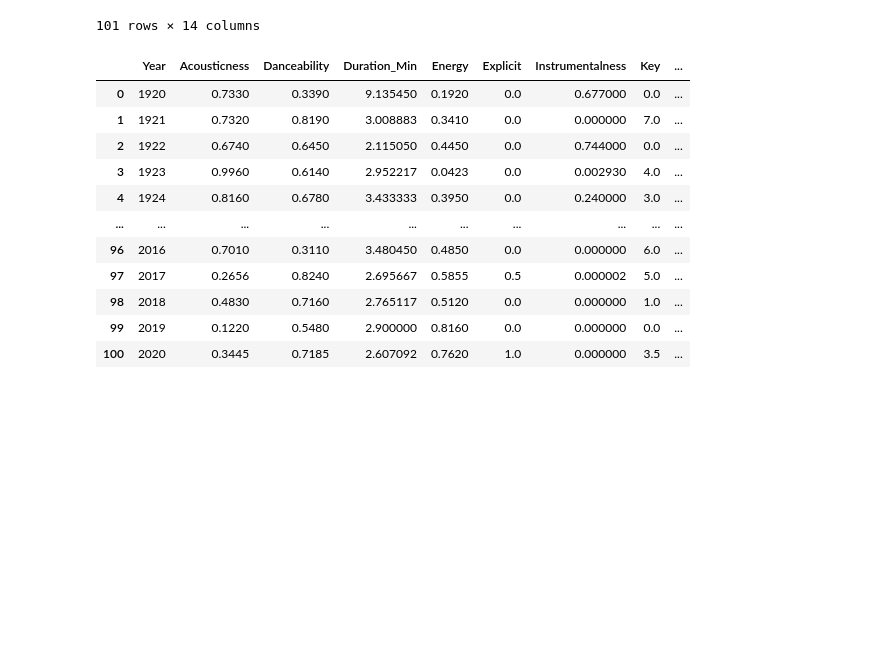
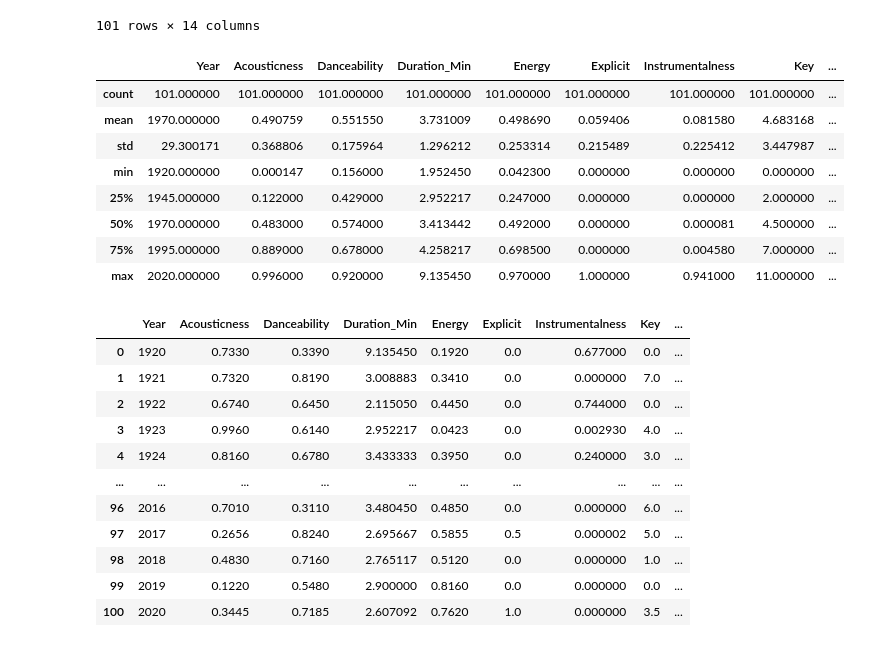
Before and after one commit to shchee5/TurnUptheData, a Jupyter notebook: Resources/MostPopularAnalysis.ipynb, the cells around one changed output. Drawn from its saved outputs; the diff is of its cells as text; code cells hidden in the pictures; blank space fills up the shorter version.

```diff
--- a/Resources/MostPopularAnalysis.ipynb
+++ b/Resources/MostPopularAnalysis.ipynb
@@ -30,6 +30,18 @@ df
 | 99 | 2019 | 0.1220 | 0.5480 | 2.900000 | 0.8160 | 0.0 | 0.000000 | 0.0 | ... |
 | 100 | 2020 | 0.3445 | 0.7185 | 2.607092 | 0.7620 | 1.0 | 0.000000 | 3.5 | ... |
 101 rows × 14 columns
+# %%
+df.describe()
+# %% [output]
+|  | Year | Acousticness | Danceability | Duration_Min | Energy | Explicit | Instrumentalness | Key | ... |
+| count | 101.000000 | 101.000000 | 101.000000 | 101.000000 | 101.000000 | 101.000000 | 101.000000 | 101.000000 | ... |
+| mean | 1970.000000 | 0.490759 | 0.551550 | 3.731009 | 0.498690 | 0.059406 | 0.081580 | 4.683168 | ... |
+| std | 29.300171 | 0.368806 | 0.175964 | 1.296212 | 0.253314 | 0.215489 | 0.225412 | 3.447987 | ... |
+| min | 1920.000000 | 0.000147 | 0.156000 | 1.952450 | 0.042300 | 0.000000 | 0.000000 | 0.000000 | ... |
+| 25% | 1945.000000 | 0.122000 | 0.429000 | 2.952217 | 0.247000 | 0.000000 | 0.000000 | 2.000000 | ... |
+| 50% | 1970.000000 | 0.483000 | 0.574000 | 3.413442 | 0.492000 | 0.000000 | 0.000081 | 4.500000 | ... |
+| 75% | 1995.000000 | 0.889000 | 0.678000 | 4.258217 | 0.698500 | 0.000000 | 0.004580 | 7.000000 | ... |
+| max | 2020.000000 | 0.996000 | 0.920000 | 9.135450 | 0.970000 | 1.000000 | 0.941000 | 11.000000 | ... |
 # %%
 df.columns = df.columns.str.title()
 df
```
Also changed, not shown: 1 other file.
